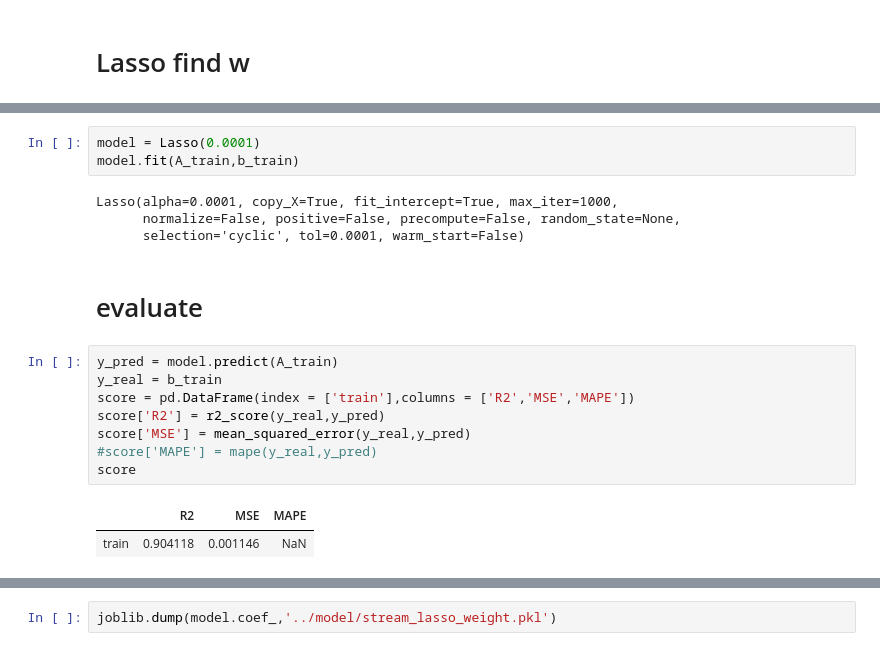
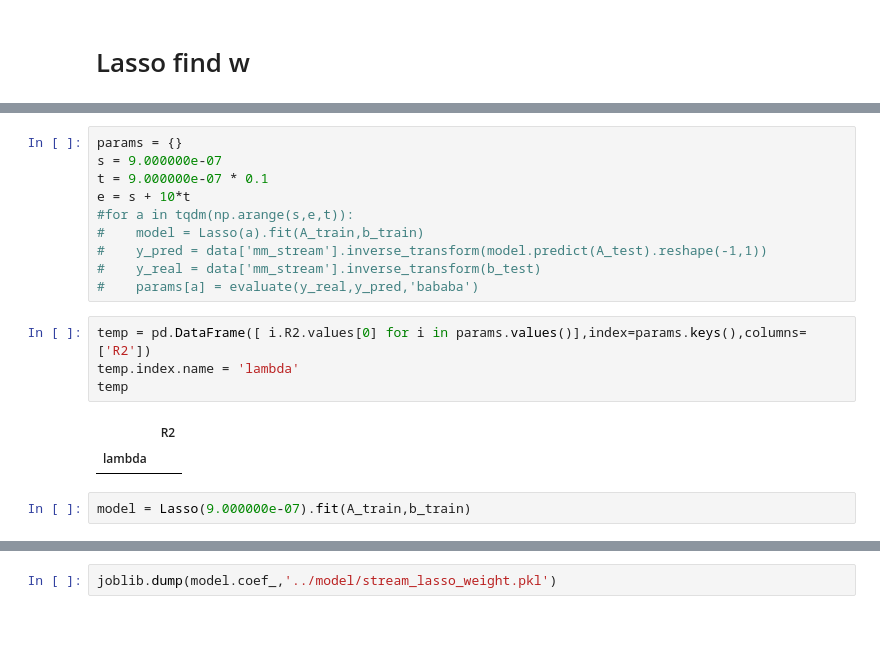
Before and after one commit to skywalker0803r/pa_0510, a Jupyter notebook: notebook/stream_lasso.ipynb, the cells around one changed output, grey strips where cells are left out. Saved outputs shown, nothing was run; the diff lists cells and outputs as text; blank space fills up the shorter version.

```diff
--- a/notebook/stream_lasso.ipynb
+++ b/notebook/stream_lasso.ipynb
@@ -37,20 +47,19 @@ b_test = b[sp2:]
+# %%
+params = {}
+s = 9.000000e-07
+t = 9.000000e-07 * 0.1
+e = s + 10*t
+#for a in tqdm(np.arange(s,e,t)):
+#    model = Lasso(a).fit(A_train,b_train)
+#    y_pred = data['mm_stream'].inverse_transform(model.predict(A_test).reshape(-1,1))
+#    y_real = data['mm_stream'].inverse_transform(b_test)
+#    params[a] = evaluate(y_real,y_pred,'bababa')
+# %%
+temp = pd.DataFrame([ i.R2.values[0] for i in params.values()],index=params.keys(),columns=['R2'])
+temp.index.name = 'lambda'
+temp
+# %% [output]
+|  | R2 |
+| lambda |  |
 # %%
-model = Lasso(0.0001)
-model.fit(A_train,b_train)
+model = Lasso(9.000000e-07).fit(A_train,b_train)
-# %% [output]
-Lasso(alpha=0.0001, copy_X=True, fit_intercept=True, max_iter=1000,
-      normalize=False, positive=False, precompute=False, random_state=None,
-      selection='cyclic', tol=0.0001, warm_start=False)
-# %% [markdown]
-# evaluate
-# %%
-y_pred = model.predict(A_train)
-y_real = b_train
-score = pd.DataFrame(index = ['train'],columns = ['R2','MSE','MAPE'])
-score['R2'] = r2_score(y_real,y_pred)
-score['MSE'] = mean_squared_error(y_real,y_pred)
-#score['MAPE'] = mape(y_real,y_pred)
-score
-# %% [output]
-|  | R2 | MSE | MAPE |
-| train | 0.904118 | 0.001146 | NaN |
```
Also changed, not shown: parts of 11 cells of this notebook, 10 other files.
